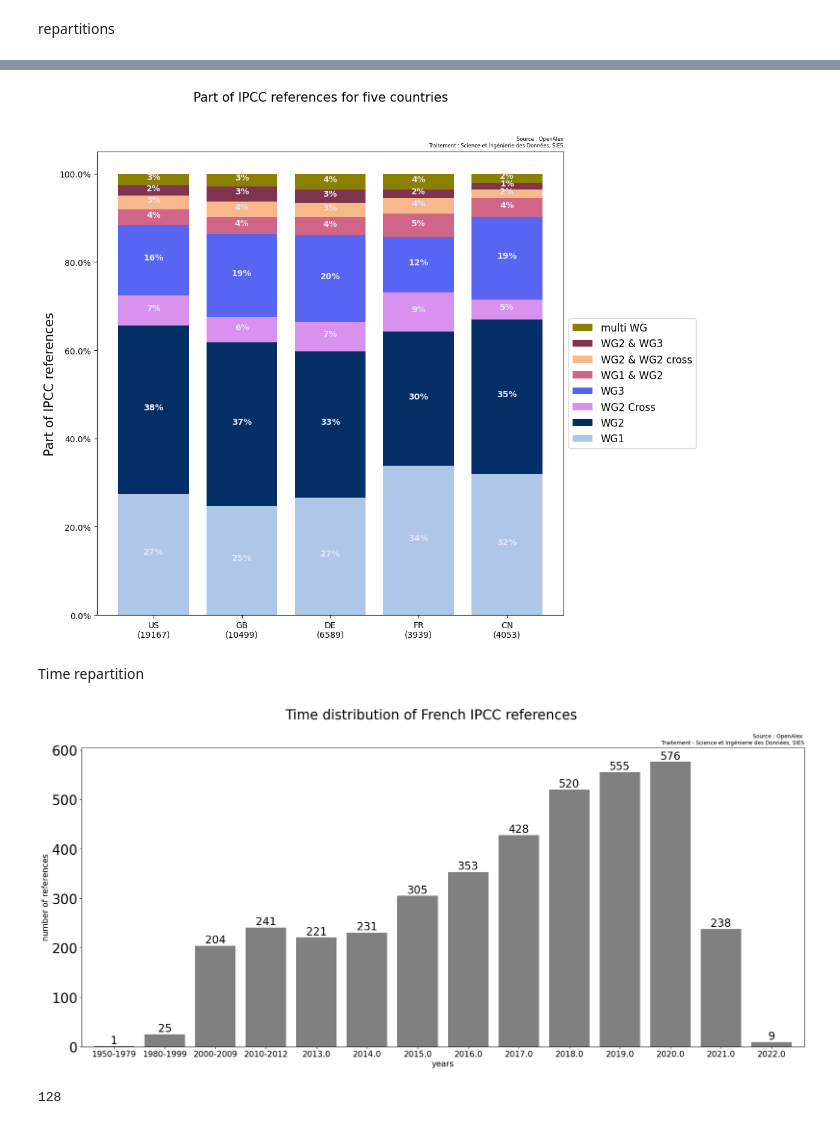
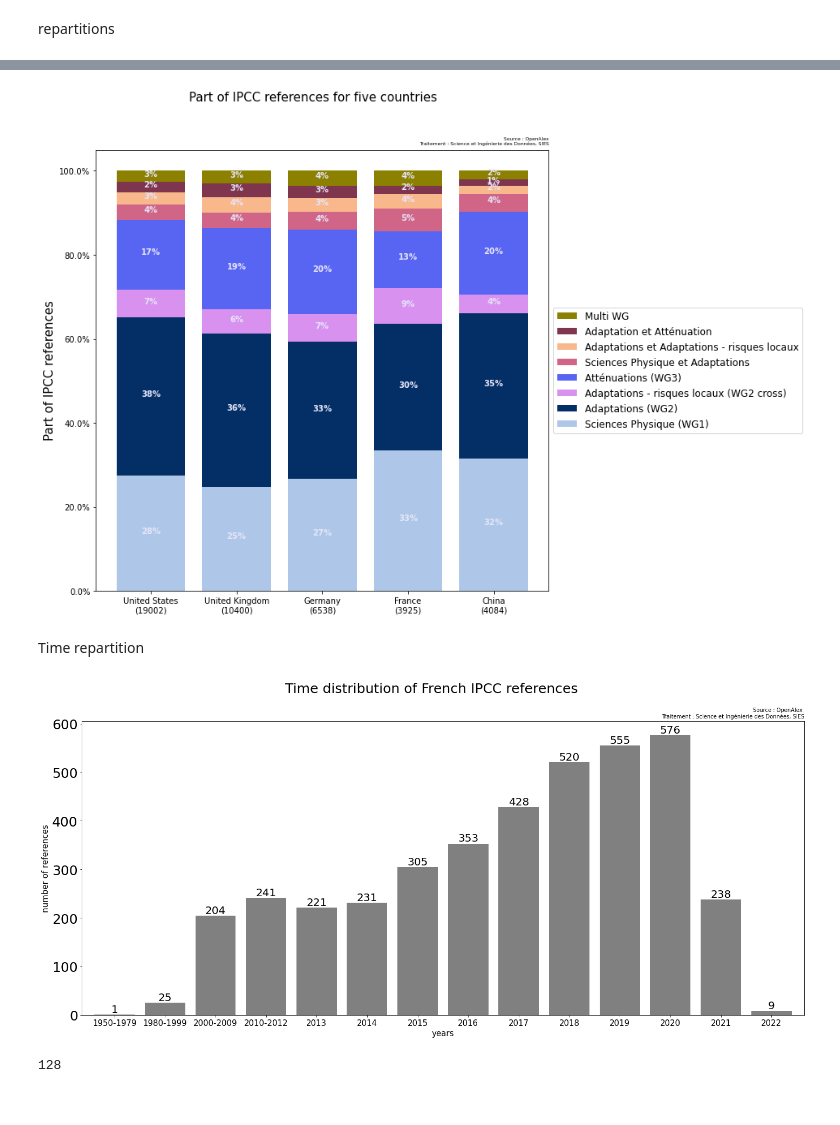
Before and after one commit to dataesr/teds, a Jupyter notebook: notebooks/IPCC_visualization_dataframe.ipynb, the cells around one changed output, grey strips where cells are left out. Saved outputs shown, nothing was run; the diff lists cells and outputs as text; code cells hidden in the pictures.

```diff
--- a/notebooks/IPCC_visualization_dataframe.ipynb
+++ b/notebooks/IPCC_visualization_dataframe.ipynb
@@ -256,30 +362,2 @@ filter22cross3={
 # %%
 list_colors=['#aec7e8','#042f66','#D891EF','#5865F2','#D16587','#F8B88B',"#7E354D",'#8B8000','#22CE83','#FF6700','#F62217','#FF69B4','#E238EC','#A23BEC','#F62217']
-# %%
-filters=[filter1,filter2,filter2cross,filter3,filter12,filter22cross,filter23,filter13,filter12cross,filter32cross,filter122cross3,filter122cross,filter123,filter12cross3,filter22cross3]
-values=[]
-for i in range(len(filters)):
-    value={}
-    data=get_data_from_elastic(filters[i],50)
-    groups= ['US','GB','DE','FR','CN']
-    tot={'US':19167,'GB':10499,'DE':6589,'FR':3939,'CN':4053}
-    for x in data.get('aggregations').get('by_countries').get('buckets'):
-        for k in range(len(groups)):
-            if groups[k]== x.get('key'):
-                value[groups[k]]=x.get('doc_count')
-    ordered_value={j: round(value[j]*100/tot[j],3) if j in value else 0 for j in groups}
-    values.append(list(ordered_value.values()))
-# %%
-import matplotlib.pyplot as plt
-import numpy as np
-
-filters=[filter1,filter2,filter2cross,filter3,filter12,filter22cross,filter23,filter12cross,filter13,filter32cross,filter122cross3,filter122cross,filter123,filter12cross3,filter22cross3]
-groups= ['US','GB','DE','FR','CN']
-fig, ax = plt.subplots()
-values_array=np.array(values)
-
-for i in range(values_array.shape[0]):
-  ax.bar(groups, values_array[i], bottom = np.sum(values_array[:i], axis = 0), color=list_colors[i], label=(f"WG: {','.join([x.get('match').get('ipcc.wg.keyword') for x in filters[i].get('must')])}"))
-
-ax.legend(fontsize=5)
-plt.show()
@@ -298,5 +415,5 @@ values[:7]
 # %%
-wg_simple=list(map(sum, zip(*values[:7])))
+wg_simple=list(map(sum, zip(*values)))
 # %%
 wg_simple
 # %% [output]
@@ -304,39 +425,39 @@ wg_simple
 # %%
-values_simple=values[:7]+[[100 - wg_simple[i] for i in range(len(wg_simple))]]
+values_simple=values+[[100 - wg_simple[i] for i in range(len(wg_simple))]]
 # %%
 import matplotlib.pyplot as plt
 import numpy as np
 
-groups= ['US','GB','DE','FR','CN']
+groups= ['United States','United Kingdom','Germany','France','China']
 fig, ax = plt.subplots(figsize=(10, 10))
 values_array=np.array(values_simple)
-labels=['WG1','WG2','WG2 Cross','WG3','WG1 & WG2','WG2 & WG2 cross','WG2 & WG3','multi WG']
-tot={'US':19167,'GB':10499,'DE':6589,'FR':3939,'CN':4053}
+labels=['Sciences Physique (WG1)','Adaptations (WG2)','Adaptations - risques locaux (WG2 cross)','Atténuations (WG3)','Sciences Physique et Adaptations','Adaptations et Adaptations - risques locaux','Adaptation et Atténuation','Multi WG']
+tot={'United States':19002,'United Kingdom':10400,'Germany':6538,'France':3925,'China':4084}
 
 for i in range(values_array.shape[0]):
   ax.bar(groups, values_array[i], bottom = np.sum(values_array[:i], axis = 0), color=list_colors[i], label=labels[i])
 
 i=0
 for bar in ax.patches:
   ax.text(bar.get_x() + bar.get_width() / 2,
           bar.get_height() / 2 + bar.get_y(),
           f'{bar.get_height():.0f}%', ha = 'center',
           color = 'lavender', weight = 'bold', size = 10)
   i+=1
 
 plt.suptitle(f"Part of IPCC references for five countries ", size=15)
 plt.title('Source : OpenAlex\nTraitement : Science et Ingénierie des Données, SIES', size=6, loc='right')
 
 x_labels = [f"{groups[i]}\n({list(tot.values())[i]})" for i in range(len(groups))]
 handles, labels = ax.get_legend_handles_labels()
 ax.legend(handles[::-1], labels[::-1], fontsize=12, loc='center left', bbox_to_anchor=(1, 0.5))
 ax.set_xticklabels(x_labels, size=10)
 ax.set_yticklabels([f'{tick:.1f}%' for tick in ax.get_yticks()], fontsize=10)
 ax.set_ylabel(f'Part of IPCC references', fontsize=15)
 
 plt.show()
 # %% [output]
-[figure, old version]
+[figure, new version]
 # %% [markdown]
 Time repartition
 # %%
@@ -377,8 +498,8 @@ data_counts=df_ipcc_fr.years.apply(lambda x: int(x) if isinstance(x,float) else
 # %%
 import matplotlib.pyplot as plt
 
-data_counts=df_ipcc_fr.years.apply(lambda x: int(x) if isinstance(x,float) else x).value_counts()
-data_counts=pd.Series(dict(data_counts[:20])).sort_index()
+data_counts=df_ipcc_fr.years.dropna().apply(lambda x: int(x) if isinstance(x,float) else x).value_counts()
+data_counts=pd.Series(dict(data_counts)).sort_index()
 plt.figure(figsize=(24, 10))
 ax = data_counts[:20].plot(kind='bar', color='grey', width=0.8)
 
@@ -389,12 +510,12 @@ plt.suptitle("Time distribution of French IPCC references", size=25)
 plt.title('Source : OpenAlex \nTraitement : Science et Ingénierie des Données, SIES', size=10, loc='right')
 
 ax.set_yticklabels([f'{tick:.0f}' for tick in ax.get_yticks()], fontsize=25)
-ax.set_xticklabels(data_counts.index[:20], rotation='horizontal', fontsize=15)
+ax.set_xticklabels(data_counts.index, rotation='horizontal', fontsize=15)
 ax.set_ylabel(f'number of references', fontsize=15)
 ax.set_xlabel(f'years', fontsize=15)
 plt.show()
 # %% [output]
-[figure, old version]
+[figure, new version]
 # %%
 df_ipbes_fr.year.value_counts().sum()
 # %% [output]
```
Also changed, not shown: parts of 52 cells of this notebook.
